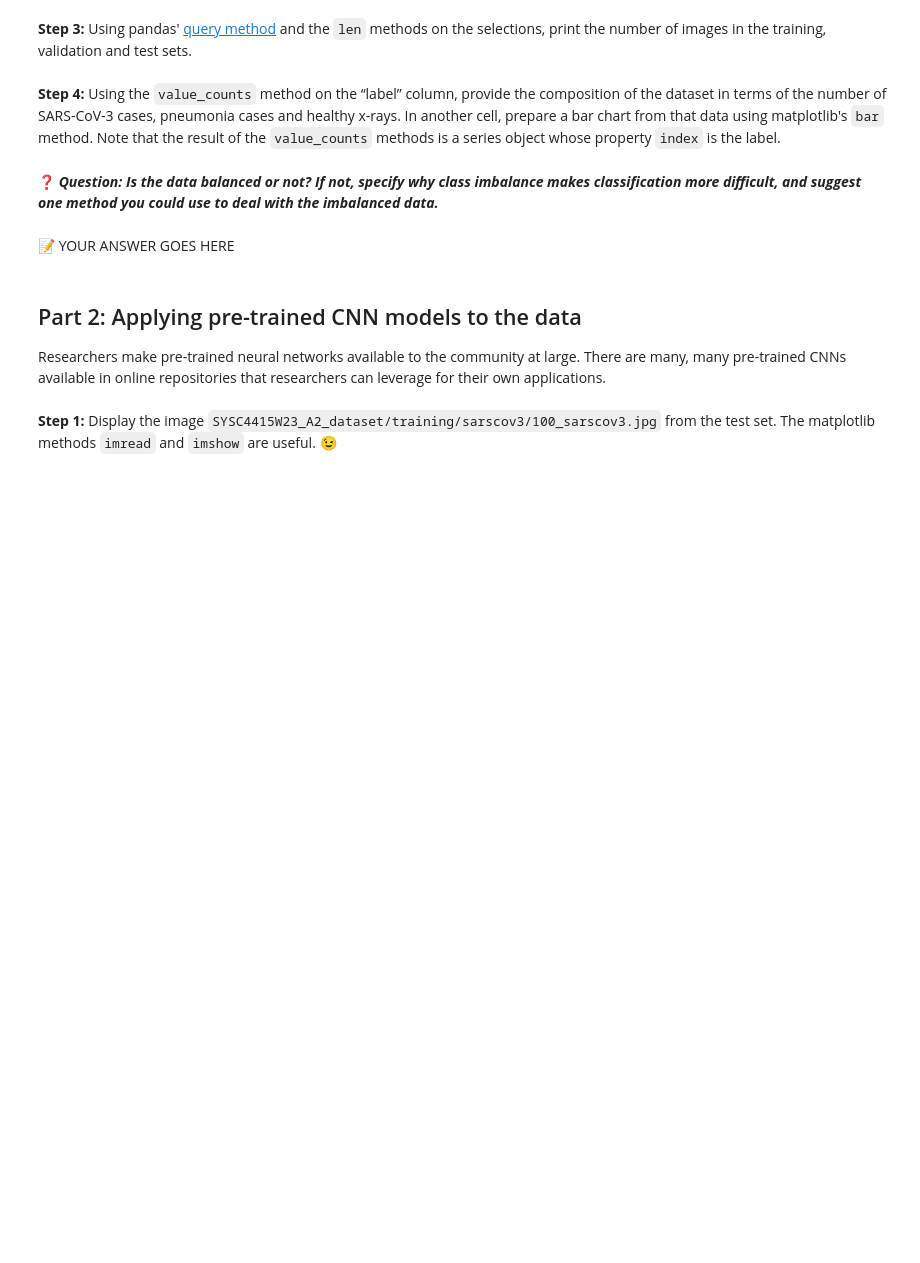
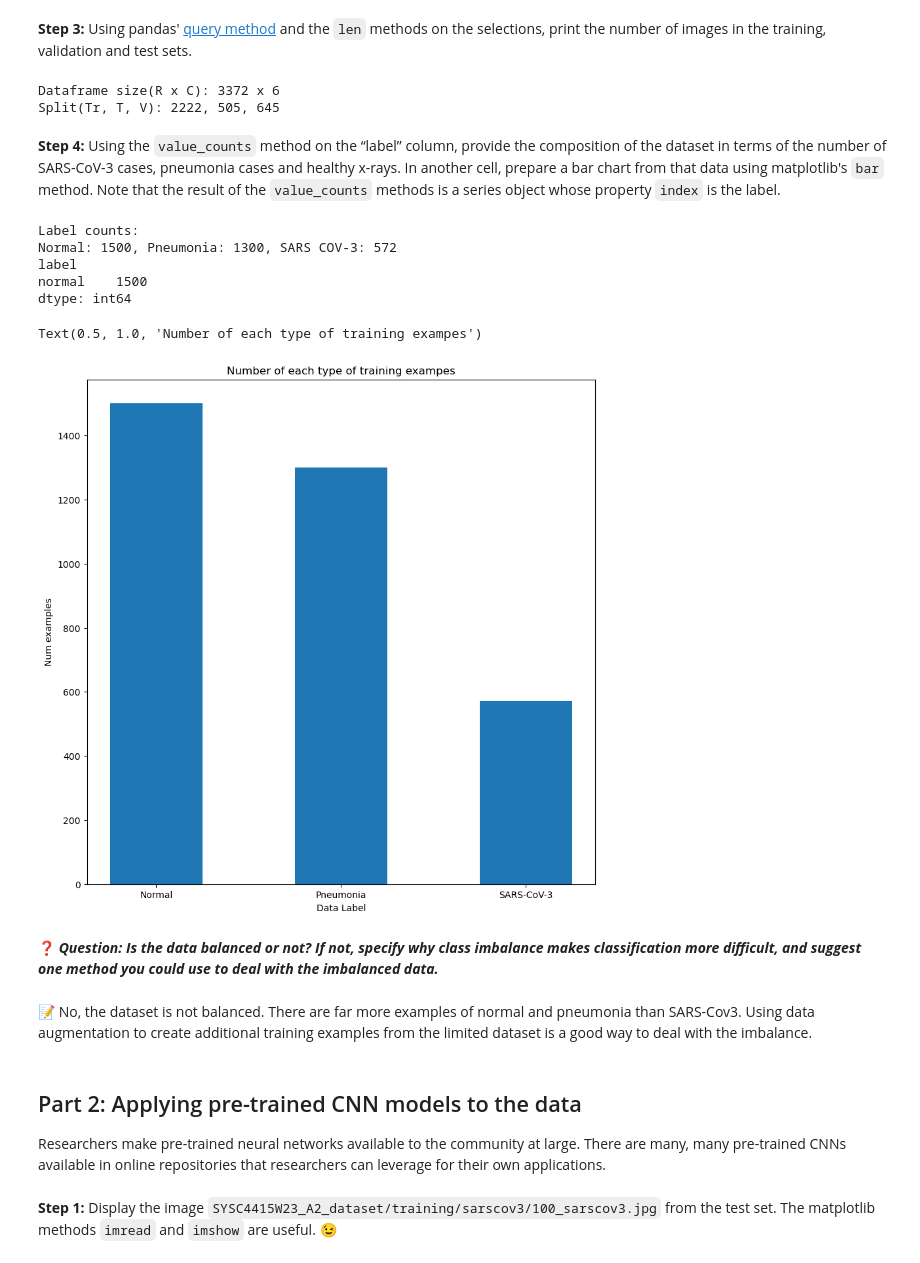
Before and after one commit to itsjustaksh/School, a Jupyter notebook: 4415/Assignment 2/Assignment_2.ipynb, the cells around one changed output. Cells and saved outputs as stored; diff of their text form; code cells hidden in the pictures; blank space fills up the shorter version.

```diff
--- a/4415/Assignment 2/Assignment_2.ipynb
+++ b/4415/Assignment 2/Assignment_2.ipynb
@@ -42,7 +42,10 @@ Having heard of your newly developed expertise in deep learning, you have been t
 Run the cells below to set-up the notebook (ie. download the dataset) and install the required external libraries.
 # %%
 # RUN THIS (downloads the dataset)
-! rm -rf SYSC4415W23_A2_dataset SYSC4415W23_A2_dataset.zip
-! wget https://github.com/jrgreen7/SYSC4906/releases/download/Assignment2/SYSC4415W23_A2_dataset.zip && unzip SYSC4415W23_A2_dataset.zip
+usingColab = False
+
+if usingColab:
+    ! rm -rf SYSC4415W23_A2_dataset SYSC4415W23_A2_dataset.zip
+    ! wget https://github.com/jrgreen7/SYSC4906/releases/download/Assignment2/SYSC4415W23_A2_dataset.zip && unzip SYSC4415W23_A2_dataset.zip
 # %%
 # RUN THIS (installs external libraries)
@@ -65,3 +65,14 @@ from matplotlib.pyplot import bar, xlabel, ylabel, title
+# %%
+# Loads the image metadata into a pandas dataframe
+
+# YOUR CODE HERE
+if usingColab:
+    csvPath = "SYSC4415W23_A2_dataset\\dataset_metadata.csv"
+    datasetPath = "SYSC4415W23_A2_dataset\\"
+else:
+    csvPath = "C:\\Users\\googl\\Documents\\Anything Relevant\\University\\4th Year\\Winter\\4415\\A2\\SYSC4415W23_A2_dataset\\dataset_metadata.csv"
+    datasetPath = "C:\\Users\\googl\\Documents\\Anything Relevant\\University\\4th Year\\Winter\\4415\\A2\\SYSC4415W23_A2_dataset\\"
+metadata = read_csv(csvPath)
 # %% [markdown]
 **Step 2:** Use the `head` method to print the top five rows of the dataframe.
 # %%
@@ -77,6 +93,27 @@ from matplotlib.pyplot import bar, xlabel, ylabel, title
+# %%
+# Prints the dimensions of the dataframe
+
+# YOUR CODE HERE
+print(f"Dataframe size(R x C): {len(metadata)} x {len(metadata.columns)}")
+trainCol = metadata.query('split == \'training\'')
+testCol = metadata.query('split == \'test\'')
+valCol = metadata.query('split == \'validation\'')
+
+print(f"Split(Tr, T, V): {len(trainCol)}, {len(testCol)}, {len(valCol)}")
+# %% [output]
+Dataframe size(R x C): 3372 x 6
+Split(Tr, T, V): 2222, 505, 645
 # %% [markdown]
 **Step 4:** Using the `value_counts` method on the “label” column, provide the composition of the dataset in terms of the number of SARS-CoV-3 cases, pneumonia cases and healthy x-rays. In another cell, prepare a bar chart from that data using matplotlib's `bar` method. Note that the result of the `value_counts` methods is a series object whose property `index` is the label.
 # %%
 # Generates a breakdown of the images' classes
 
 # YOUR CODE HERE
+counts = metadata.value_counts(subset=['label'])
+print(f"Label counts: \nNormal: {counts['normal']}, Pneumonia: {counts['pneumonia']}, SARS-CoV-3: {counts['sarscov3']}")
+# %% [output]
+Label counts:
+Normal: 1500, Pneumonia: 1300, SARS COV-3: 572
+label
+normal    1500
+dtype: int64
@@ -87,7 +120,22 @@ from matplotlib.pyplot import bar, xlabel, ylabel, title
+# %%
+# Plots a bar chart
+
+# YOUR CODE HERE
+vals = [counts['normal'], counts['pneumonia'], counts['sarscov3']]
+keys = ['Normal', 'Pneumonia', 'SARS-CoV-3']
+
+fig = figure(figsize=(10,10))
+bar(x=keys, height=vals, width=0.5, bottom=0)
+xlabel("Data Label")
+ylabel("Num examples")
+title("Number of each type of training exampes")
+# %% [output]
+Text(0.5, 1.0, 'Number of each type of training exampes')
+[figure, added]
 # %% [markdown]
 ❓ ***Question: Is the data balanced or not? If not, specify why class imbalance makes classification more difficult, and suggest one method you could use to deal with the imbalanced data.***
-# %% [markdown]
-📝 YOUR ANSWER GOES HERE
+# %% [markdown]
+📝 No, the dataset is not balanced. There are far more examples of normal and pneumonia than SARS-Cov3. Using data augmentation to create additional training examples from the limited dataset is a good way to deal with the imbalance.
 # %% [markdown]
 ## Part 2: Applying pre-trained CNN models to the data
 
```
Also changed, not shown: parts of 10 cells of this notebook.
